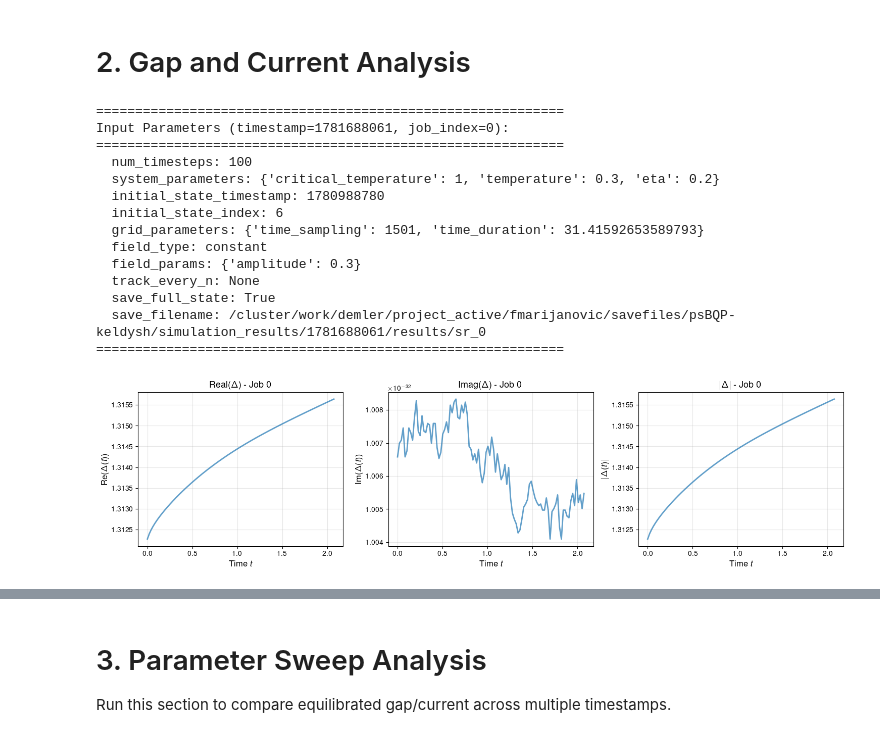
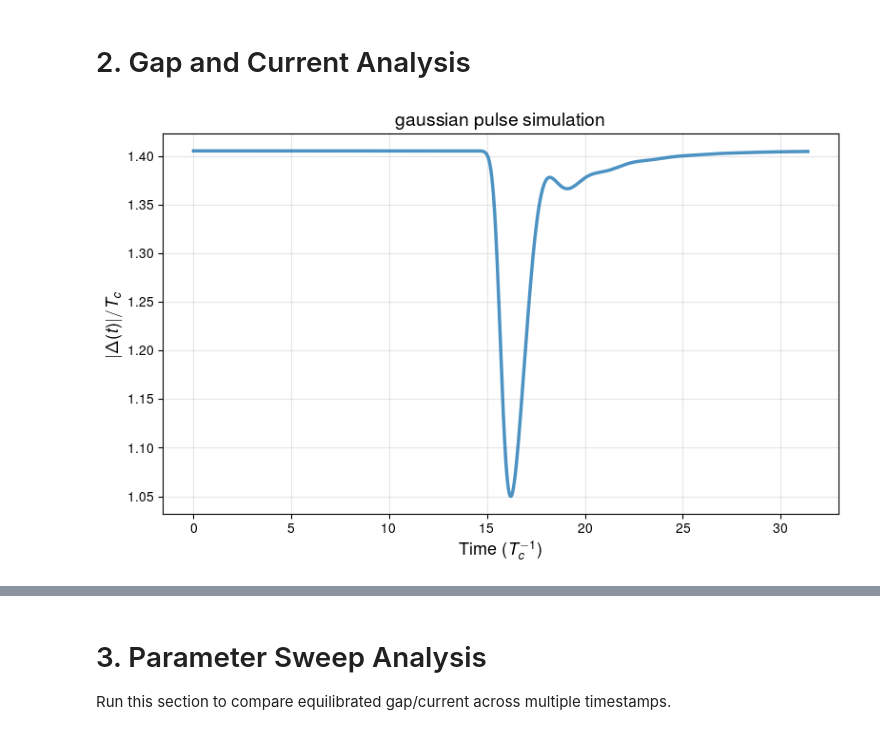
Before and after one commit to j-curtis/psBQP, a Jupyter notebook: Analyze_solutions.ipynb, the cells around one changed output, grey strips where cells are left out. Cells and saved outputs as stored; diff of their text form; code cells hidden in the pictures.

```diff
--- a/Analyze_solutions.ipynb
+++ b/Analyze_solutions.ipynb
@@ -369,24 +353,14 @@ Time-Translation Invariance Results:
   Passed (threshold 1e-08): False
 # %% [markdown]
 # 2. Gap and Current Analysis
+# %%
+evolution_timestamp = '1781818157'
+evolution_job_index = 4
+equilibrium_timestamp = '1781703037'
 # %%
 # Plot gap evolution for this job
-da.plot_gap(check_timestamp, check_job_index, save_plot=False)
+da.plot_gap(evolution_timestamp, evolution_job_index, save_plot=False)
 # %% [output]
-============================================================
-Input Parameters (timestamp=1781688061, job_index=0):
-============================================================
-  num_timesteps: 100
-  system_parameters: {'critical_temperature': 1, 'temperature': 0.3, 'eta': 0.2}
-  initial_state_timestamp: 1780988780
-  initial_state_index: 6
-  grid_parameters: {'time_sampling': 1501, 'time_duration': 31.41592653589793}
-  field_type: constant
-  field_params: {'amplitude': 0.3}
-  track_every_n: None
-  save_full_state: True
-  save_filename: /cluster/work/demler/project_active/fmarijanovic/savefiles/psBQP-keldysh/simulation_results/1781688061/results/sr_0
-============================================================
-[figure, old version]
+[figure, new version]
 # %%
 # Plot current evolution for this job
```
Also changed, not shown: parts of 19 cells of this notebook, 23 other files.
